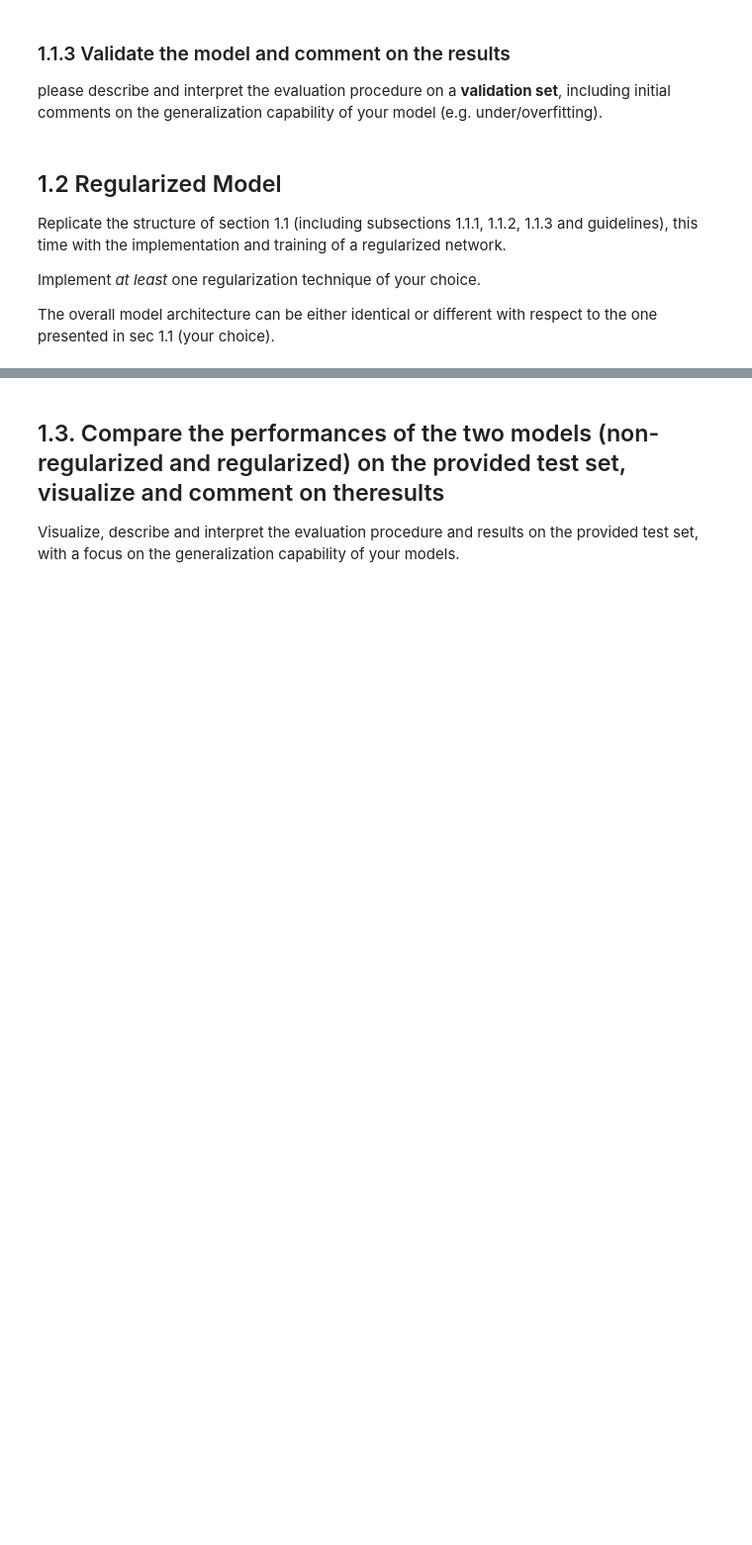
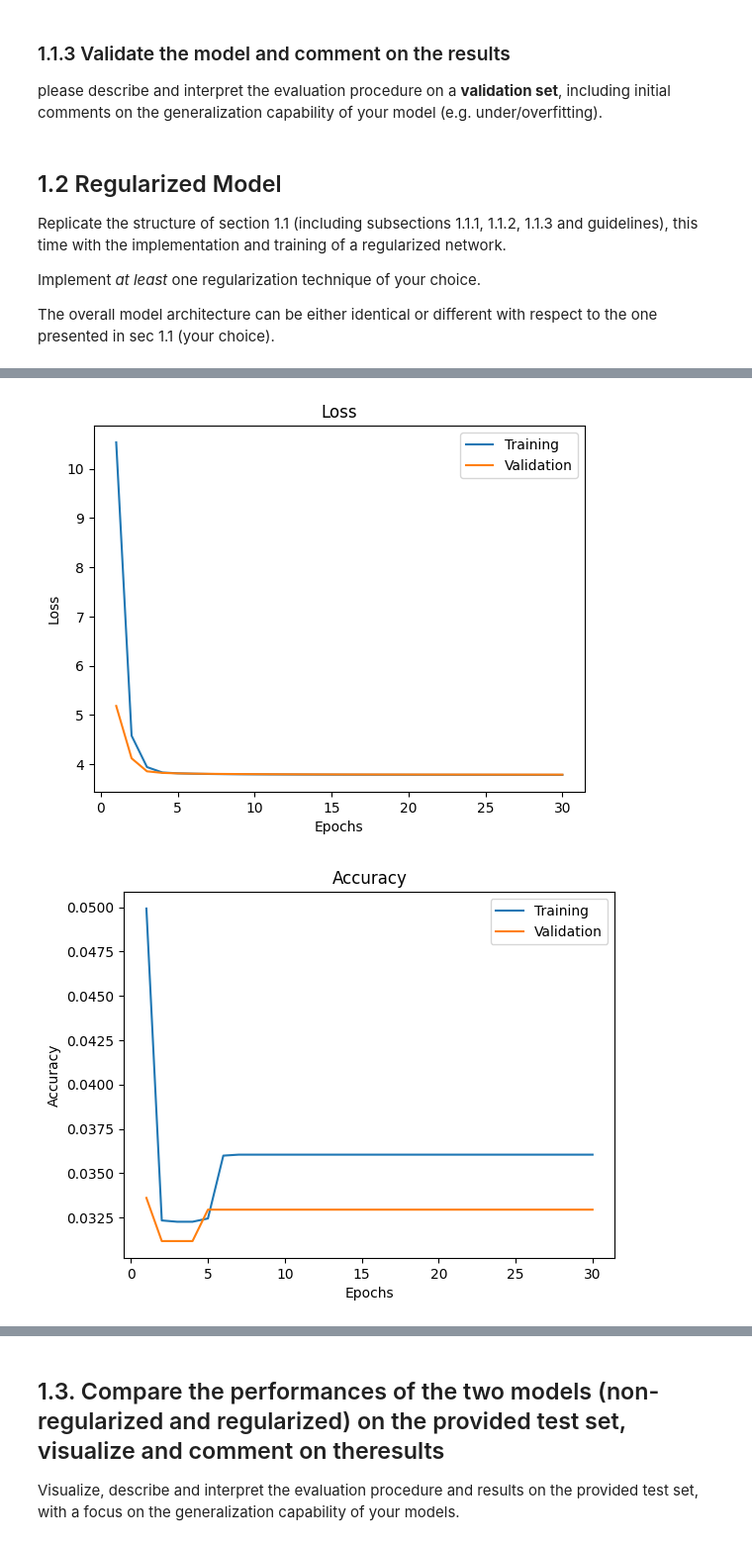
Before and after one commit to LucaPerf/Assignement-Advanced-ML, a Jupyter notebook: Assignment_2/Ass2_test.ipynb, the cells around one changed output, grey strips where cells are left out. Shown at 99% size. Saved outputs shown, nothing was run; the diff lists cells and outputs as text; code cells hidden in the pictures; blank space fills up the shorter version.

```diff
--- a/Assignment_2/Ass2_test.ipynb
+++ b/Assignment_2/Ass2_test.ipynb
@@ -326,0 +334,19 @@ The overall model architecture can be either identical or different with respect
+# %%
+from tensorflow.keras import regularizers
+dims = x_train.shape[1]
+
+nb_classes = 51
+
+model1 = Sequential()
+model1.add(Input((dims,)))
+model1.add(Dense(51, activation = "relu", kernel_regularizer=regularizers.l1(0.01), bias_regularizer=regularizers.l1(0.01)))
+model1.add(Dense(32, activation = "relu", kernel_regularizer=regularizers.l1(0.01), bias_regularizer=regularizers.l1(0.01)))
+model1.add(Dense(16, activation = "relu", kernel_regularizer=regularizers.l1(0.01), bias_regularizer=regularizers.l1(0.01)))
+model1.add(Dense(nb_classes, activation = "softmax"))
+
+#model.compile(optimizer=Adam(learning_rate=0.001), loss='sparse_categorical_crossentropy',metrics=['accuracy'])
+model1.compile(optimizer=SGD(learning_rate=0.01), loss='sparse_categorical_crossentropy',metrics=['accuracy'])
+
+n_epochs = 30
+network_history1 = model1.fit(x_train, y_train, batch_size=50,
+                            epochs=n_epochs, verbose=2, validation_data=(x_val, y_val))
@@ -326,0 +371,6 @@ The overall model architecture can be either identical or different with respect
+# %%
+plot_loss(network_history1)
+plot_accuracy(network_history1)
+# %% [output]
+[figure, added]
+[figure, added]
```
Also changed, not shown: parts of 23 cells of this notebook.
